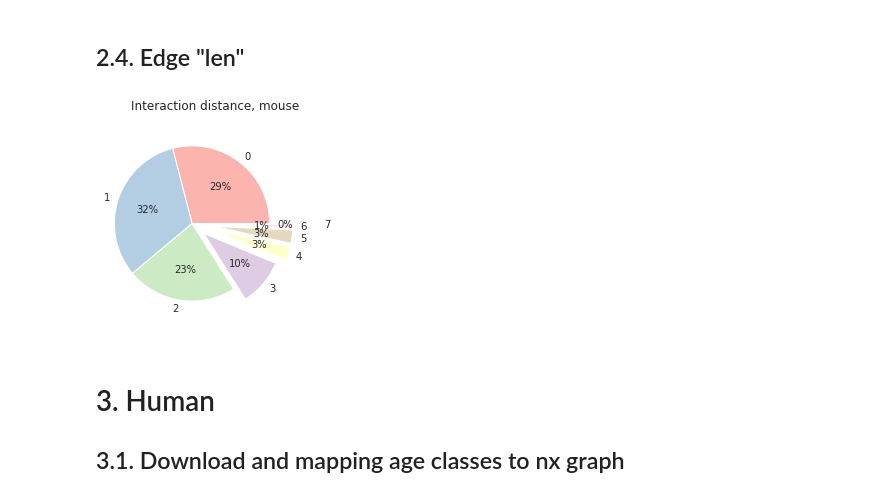
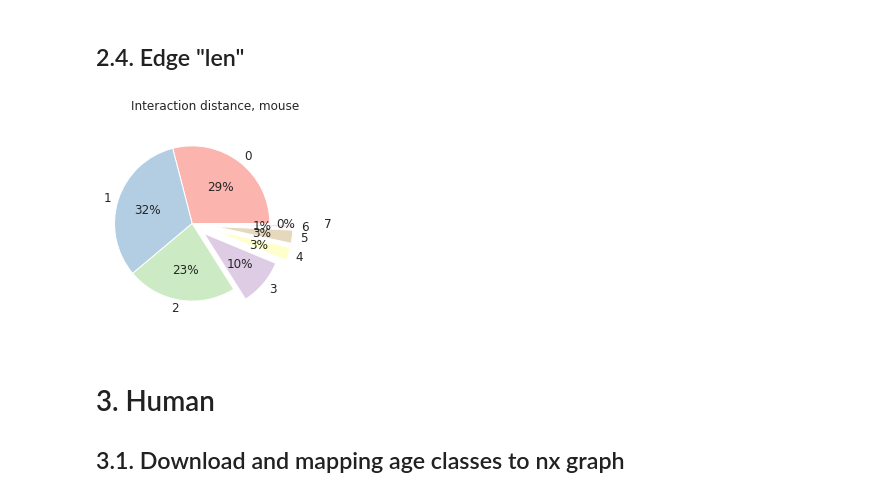
Before and after one commit to Freddsle/age_patterns, a Jupyter notebook: code/02_Liebeskind_age_classes.ipynb, the cells around one changed output. Drawn from its saved outputs; the diff is of its cells as text; code cells hidden in the pictures.

Commit message:
update age len plots

```diff
--- a/code/02_Liebeskind_age_classes.ipynb
+++ b/code/02_Liebeskind_age_classes.ipynb
@@ -1012,25 +1012,25 @@ mouse_data['age_length'] = np.where((mouse_data['TF_age'] == 0) | (mouse_data['T
 mouse_data['age_length'] = mouse_data['age_length'].replace({-1: np.nan})
 # %%
 # plot
+
+plt.rcParams["figure.figsize"] = 4, 4
 
 idx = [0, 1, 2, 3, 4, 5, 6, 7]
 counts = pd.Series(mouse_data['age_length'].value_counts(normalize=True) * 100)
 counts.index = counts.index.astype('int64')
 counts = counts[idx]
 
 explode = (0, 0, 0, 0.2, 0.3, 0.3, 0.3, 0.6)
 
-plt.rcParams["figure.figsize"] = 4, 4
-
-counts.plot(kind='pie', fontsize=10, colormap="Pastel1", explode=explode,  autopct='%.0f%%')
+counts.plot(kind='pie', fontsize=12, colormap="Pastel1", explode=explode,  autopct='%.0f%%')
 plt.axis('equal')
 plt.ylabel('')
 plt.title('Interaction distance, mouse')
 plt.show()
 #plt.savefig('../data/02_plots/mouse_age_len.png')
 #plt.close()
 # %% [output]
-[figure, old version]
+[figure, new version]
 # %% [markdown]
 # 3. Human <a name="Human"></a>
 
```
Also changed, not shown: parts of 1 cell of this notebook, 3 other files.
